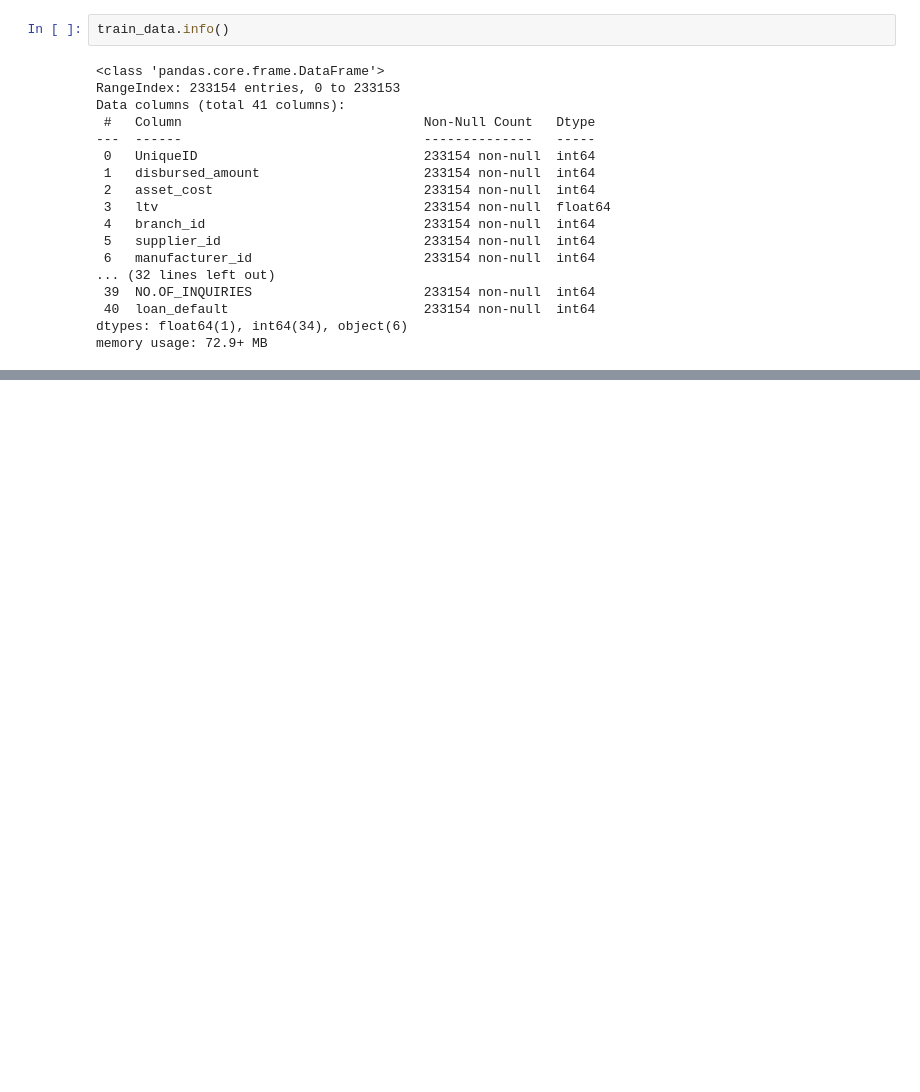
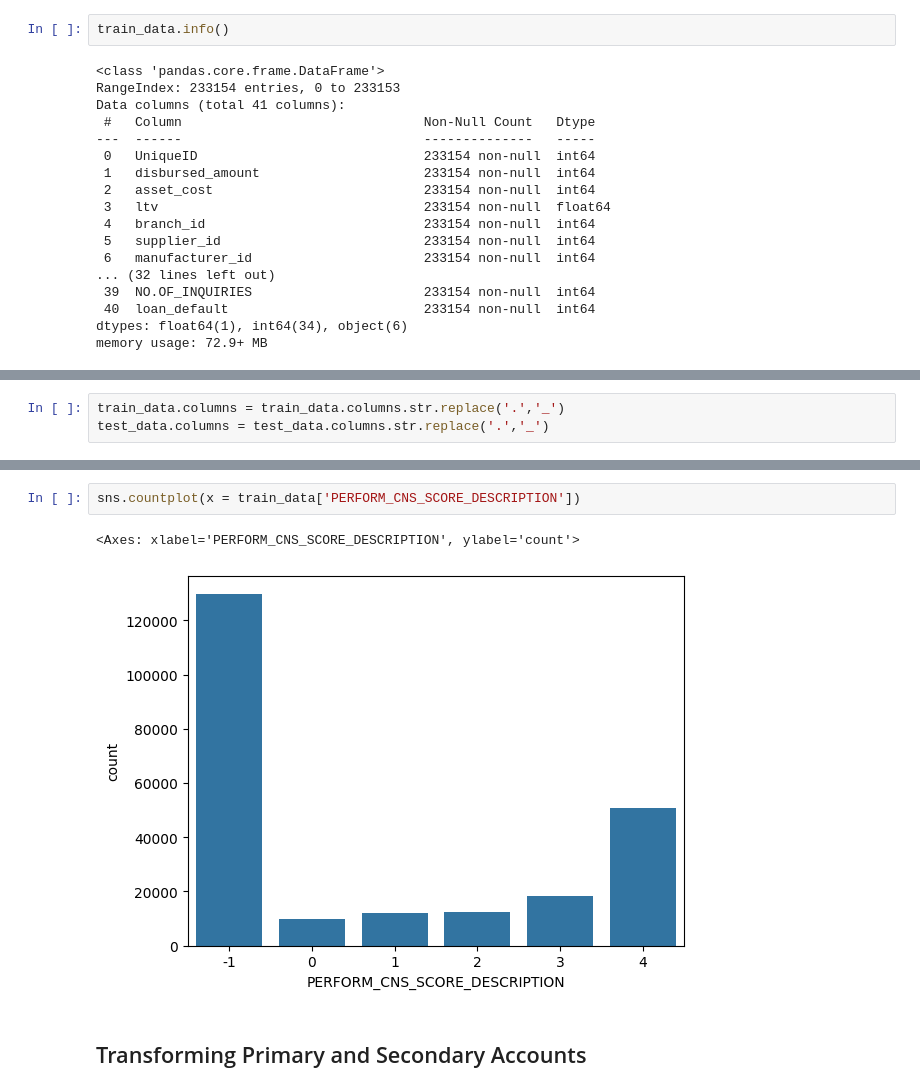
Before and after one commit to Kaustubh-20/VehicleLoanDefaultPrediction, a Jupyter notebook: VehicleLoanDefaultPrediction.ipynb, the cells around one changed output, grey strips where cells are left out. Saved outputs shown, nothing was run; the diff lists cells and outputs as text; blank space fills up the shorter version.

```diff
--- a/VehicleLoanDefaultPrediction.ipynb
+++ b/VehicleLoanDefaultPrediction.ipynb
@@ -86,4 +83,7 @@ train_data.describe().T
 | loan_default | 233154.0 | 0.217071 | 4.122523e-01 | 0.00 | 0.00 | 0.0 | 0.00 | 1.000000e+00 |
+# %%
+train_data.columns = train_data.columns.str.replace('.','_')
+test_data.columns = test_data.columns.str.replace('.','_')
 # %%
 train_data.isnull().sum()
 # %% [output]
@@ -123,0 +208,7 @@ Name: Employment.Type, Length: 233154, dtype: object
+# %%
+sns.countplot(x = train_data['PERFORM_CNS_SCORE_DESCRIPTION'])
+# %% [output]
+<Axes: xlabel='PERFORM_CNS_SCORE_DESCRIPTION', ylabel='count'>
+[figure, added]
+# %% [markdown]
+## Transforming Primary and Secondary Accounts
```
Also changed, not shown: parts of 43 cells of this notebook.
